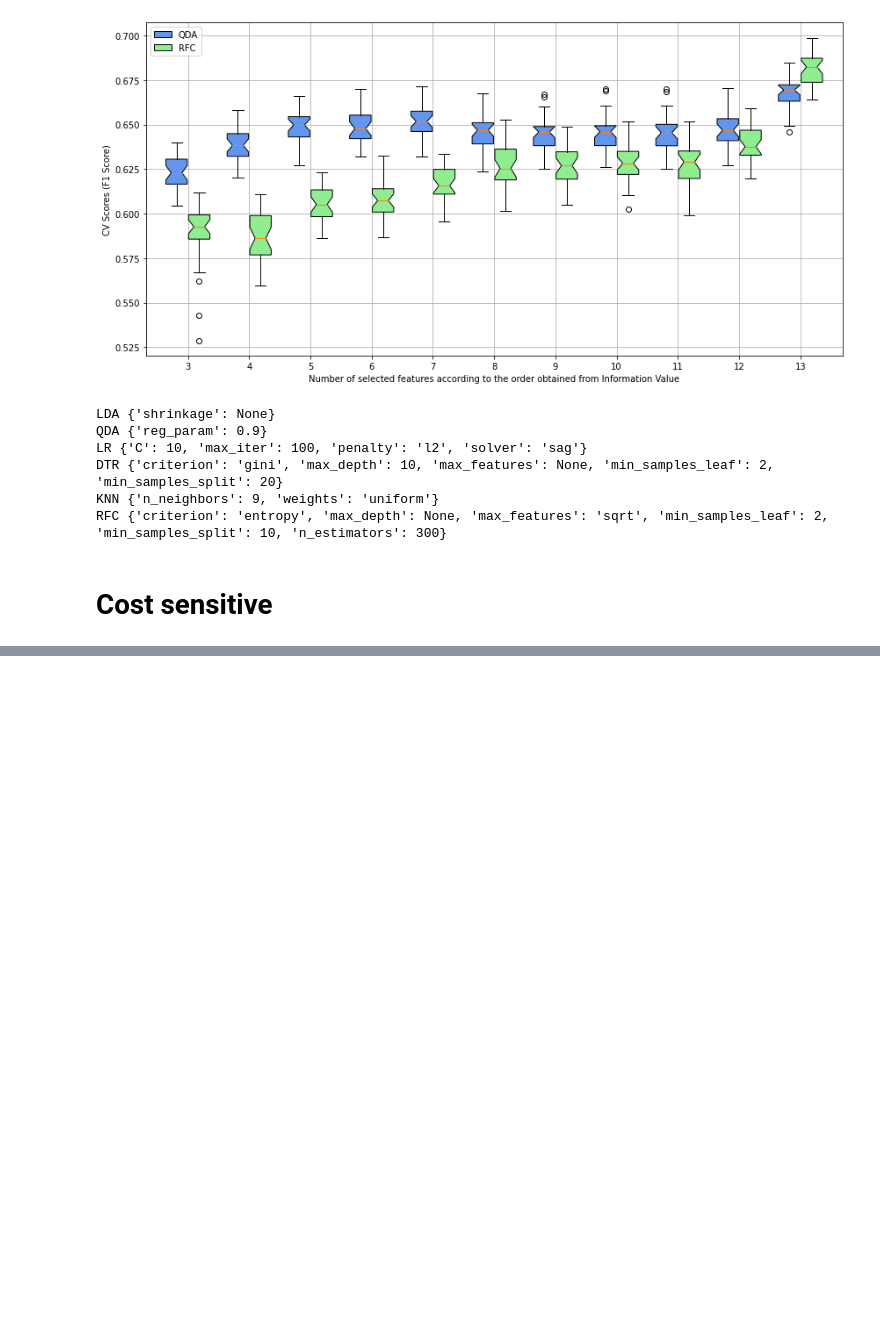
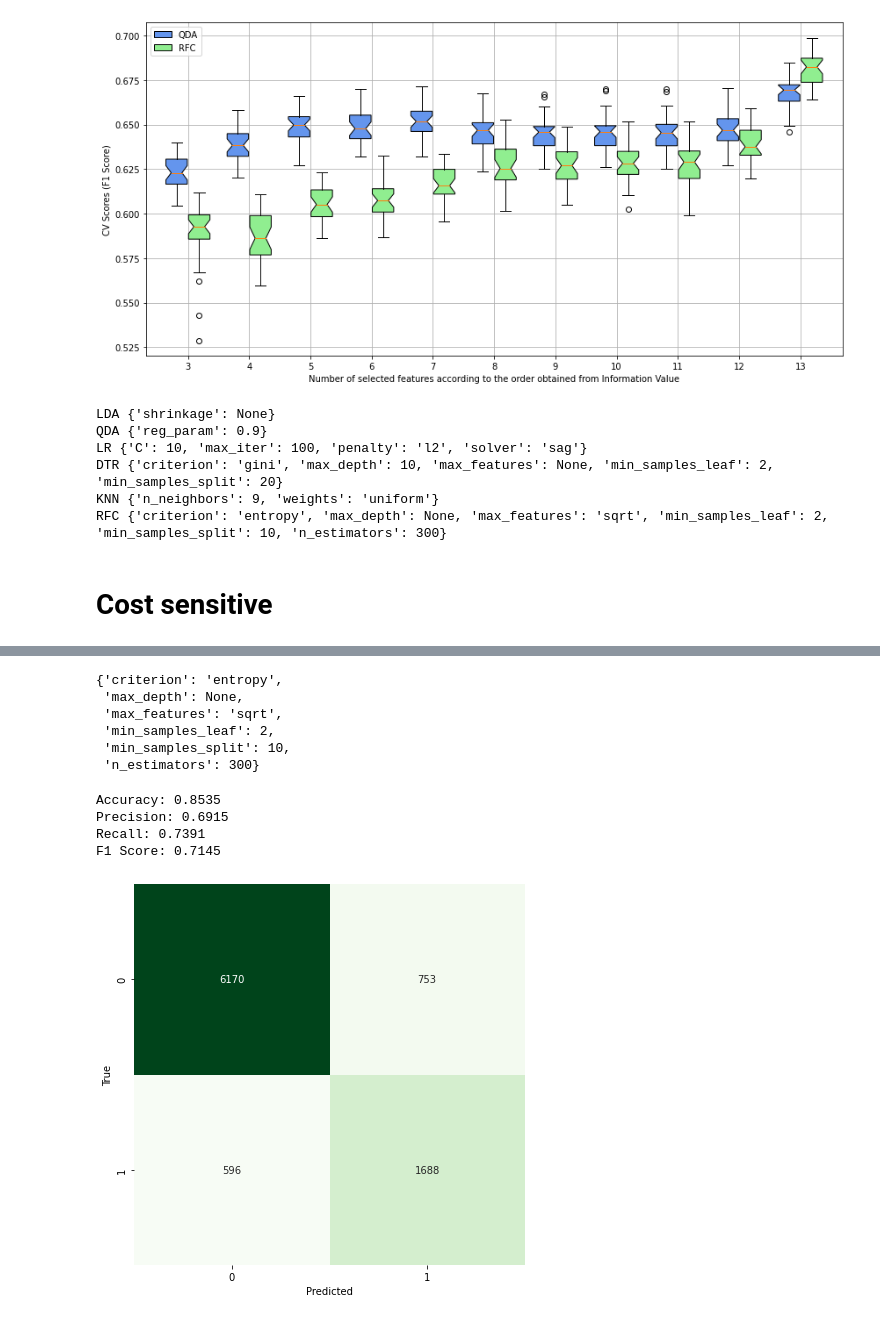
Before and after one commit to Paulina-Iwach/Data_Mining_Project, a Jupyter notebook: classification.ipynb, the cells around one changed output, grey strips where cells are left out. Saved outputs shown, nothing was run; the diff lists cells and outputs as text; code cells hidden in the pictures; blank space fills up the shorter version.

```diff
--- a/classification.ipynb
+++ b/classification.ipynb
@@ -755,0 +793,52 @@ for metric in metrics:
+# %%
+rfc_best_params = best_params_standard['RFC']
+rfc_best_params = {k.replace('estimator__', ''): v for k, v in rfc_best_params.items()}
+# %%
+rfc_best_params
+# %% [output]
+{'criterion': 'entropy',
+ 'max_depth': None,
+ 'max_features': 'sqrt',
+ 'min_samples_leaf': 2,
+ 'min_samples_split': 10,
+ 'n_estimators': 300}
+# %%
+import matplotlib.pyplot as plt
+from sklearn.ensemble import RandomForestClassifier
+from sklearn.metrics import confusion_matrix, accuracy_score, precision_score, recall_score, f1_score
+import seaborn as sns
+
+model = RandomForestClassifier(**rfc_best_params, class_weight={0: 1, 1: 2})
+model.fit(X_train, y_train)
+
+# Predictions on the test set
+y_pred = model.predict(X_test)
+
+cm = confusion_matrix(y_test, y_pred)
+
+# Metrics calculation
+accuracy = accuracy_score(y_test, y_pred)
+precision = precision_score(y_test, y_pred)
+recall = recall_score(y_test, y_pred)
+f1 = f1_score(y_test, y_pred)
+
+# Print the metrics below the confusion matrix
+print(f"Accuracy: {accuracy:.4f}")
+print(f"Precision: {precision:.4f}")
+print(f"Recall: {recall:.4f}")
+print(f"F1 Score: {f1:.4f}")
+# %% [output]
+Accuracy: 0.8535
+Precision: 0.6915
+Recall: 0.7391
+F1 Score: 0.7145
+# %%
+plt.figure(figsize=(7, 7))
+sns.heatmap(cm, annot=True, fmt='d', cbar=False, cmap=plt.cm.Greens)
+# plt.title('Confusion Matrix')
+plt.xlabel('Predicted')
+plt.ylabel('True')
+plt.savefig('plots/CSL_CM.pdf')
+plt.show()
+# %% [output]
+[figure, added]
```
Also changed, not shown: parts of 5 cells of this notebook, 4 other files.
